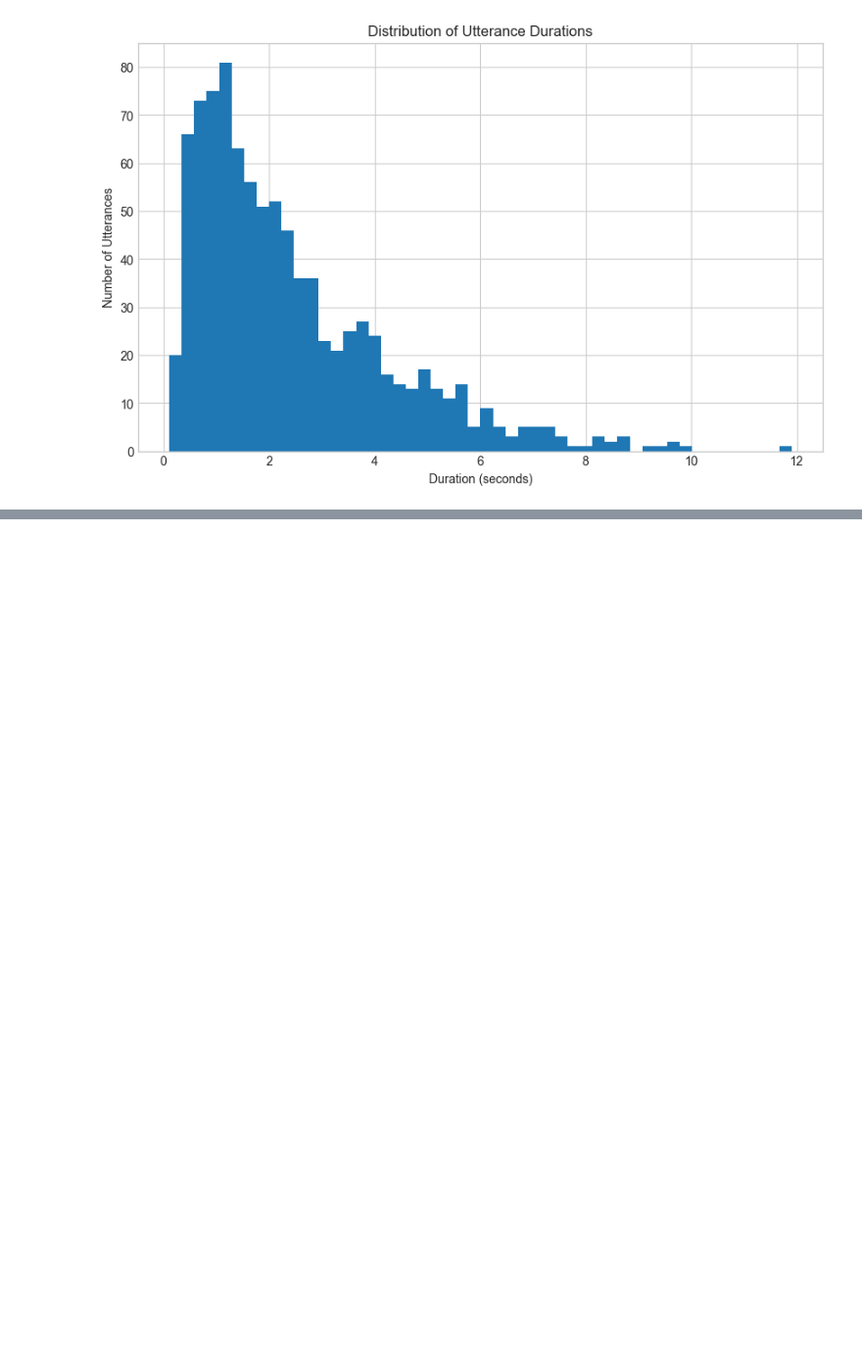
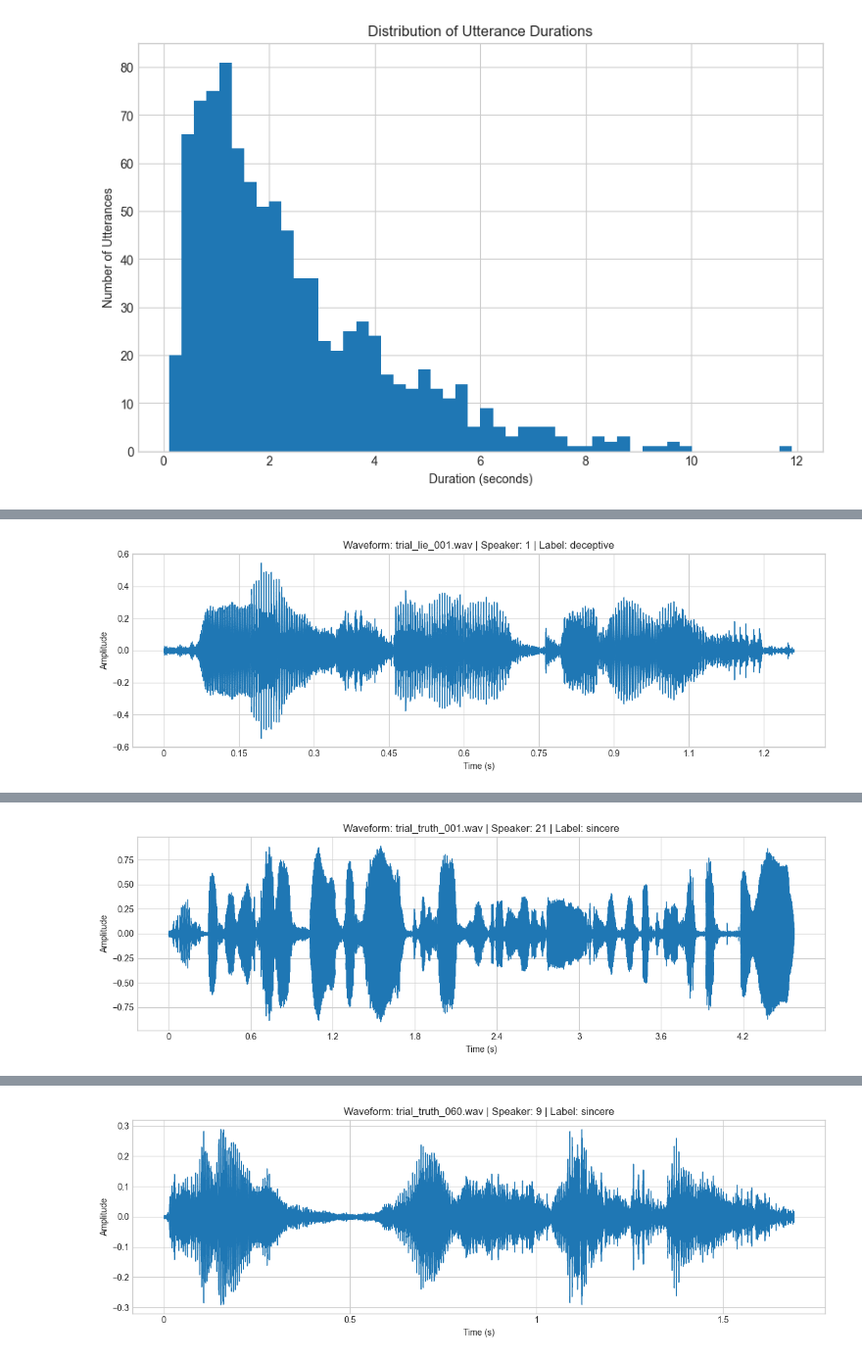
Before and after one commit to LucianBaron/Pachet-fisiere-IAECV-Proiect, a Jupyter notebook: notebooks/data_exploration.ipynb, the cells around one changed output, grey strips where cells are left out. Shown at 98% size. Cells and saved outputs as stored; diff of their text form; code cells hidden in the pictures; blank space fills up the shorter version.

Commit message:
commit with some feature extraction (needs rework)

```diff
--- a/notebooks/data_exploration.ipynb
+++ b/notebooks/data_exploration.ipynb
@@ -216,3 +216,77 @@ min        0.110000
 max       11.900000
 Name: utterance_duration_sec, dtype: float64
 [figure]
+# %%
+import librosa
+import librosa.display
+import matplotlib.pyplot as plt
+import IPython.display as ipd # For playing audio in the notebook
+
+# Ensure your annotations_df is the one filtered for subjects (TM excluded)
+# and has 'Start time', 'Stop time', 'audio_filename', 'label', 'Speaker', 'Gender' columns.
+
+if not annotations_df.empty:
+    print(f"--- Exploring Sample Utterances from {len(annotations_df)} available subject utterances ---")
+
+    # Let's select a few samples, e.g., the first, one from the middle, and one towards the end
+    # Or you can pick specific ones based on interesting stats you found (e.g., very short/long)
+    sample_indices = [0, len(annotations_df) - 1] # First and last
+    if len(annotations_df) > 100:
+        sample_indices.append(len(annotations_df) // 2) # Middle one
+    if len(annotations_df) > 1:
+        sample_indices.append(len(annotations_df) - 1) # Last one
+
+    # Make sure indices are unique and valid
+    sample_indices = sorted(list(set(idx for idx in sample_indices if idx < len(annotations_df))))
+
+    if not sample_indices:
+        print("Not enough data to pick samples, or annotations_df is smaller than expected.")
+
+    for i, sample_idx in enumerate(sample_indices):
+        sample_utterance = annotations_df.iloc[sample_idx]
+        sample_audio_filename = sample_utterance['audio_filename']
+        # Correctly construct the full path to the audio file
+        sample_audio_path = os.path.join(AUDIO_DIR, sample_audio_filename)
+
+        print(f"\n--- Sample #{i+1} (Row index: {sample_idx}) ---")
+        print(f"Audio file: {sample_audio_filename}")
+        print(f"Speaker: {sample_utterance['Speaker']}, Gender: {sample_utterance['Gender']}")
+        print(f"Label: {sample_utterance['label']}")
+        print(f"Start time: {sample_utterance['Start time']:.2f}s, End time: {sample_utterance['Stop time']:.2f}s")
+        if 'utterance_duration_sec' in sample_utterance:
+             print(f"Calculated duration: {sample_utterance['utterance_duration_sec']:.2f}s")
+
+
+        try:
+            # Load the full audio file (project specifies 16kHz)
+            y_full, sr = librosa.load(sample_audio_path, sr=16000)
+            print(f"Loaded full audio: {sample_audio_filename}, Sample rate: {sr} Hz")
+
+            # Extract the specific utterance using correct column names
+            start_sample = librosa.time_to_samples(sample_utterance['Start time'], sr=sr)
+            end_sample = librosa.time_to_samples(sample_utterance['Stop time'], sr=sr)
+            y_utterance = y_full[start_sample:end_sample]
+
+            actual_utterance_duration = len(y_utterance) / sr
+            print(f"Extracted utterance duration from audio: {actual_utterance_duration:.2f}s")
+
+            # Play the utterance
+            print("Playing sample utterance:")
+            ipd.display(ipd.Audio(y_utterance, rate=sr))
+
+            # Visualize the waveform of the utterance
+            plt.figure(figsize=(12, 4))
+            librosa.display.waveshow(y_utterance, sr=sr)
+            plt.title(f"Waveform: {sample_audio_filename} | Speaker: {sample_utterance['Speaker']} | Label: {sample_utterance['label']}")
+            plt.xlabel("Time (s)")
+            plt.ylabel("Amplitude")
+            plt.tight_layout()
+            plt.show()
+
+        except Exception as e:
+            print(f"Error loading or processing {sample_audio_path} for sample index {sample_idx}: {e}")
+            # Common errors: FileNotFoundError if AUDIO_DIR is wrong or file is missing.
+            # Issues with librosa if audio format is unexpected (though WAV should be fine).
+else:
+    print("annotations_df is empty. Cannot explore sample utterances.")
+# %% [output]
@@ -218,0 +305 @@ Name: utterance_duration_sec, dtype: float64
+[figure, added]
@@ -218,0 +316 @@ Name: utterance_duration_sec, dtype: float64
+[figure, added]
@@ -218,0 +327 @@ Name: utterance_duration_sec, dtype: float64
+[figure, added]
```
Also changed, not shown: parts of 1 cell of this notebook, 2 other files.
